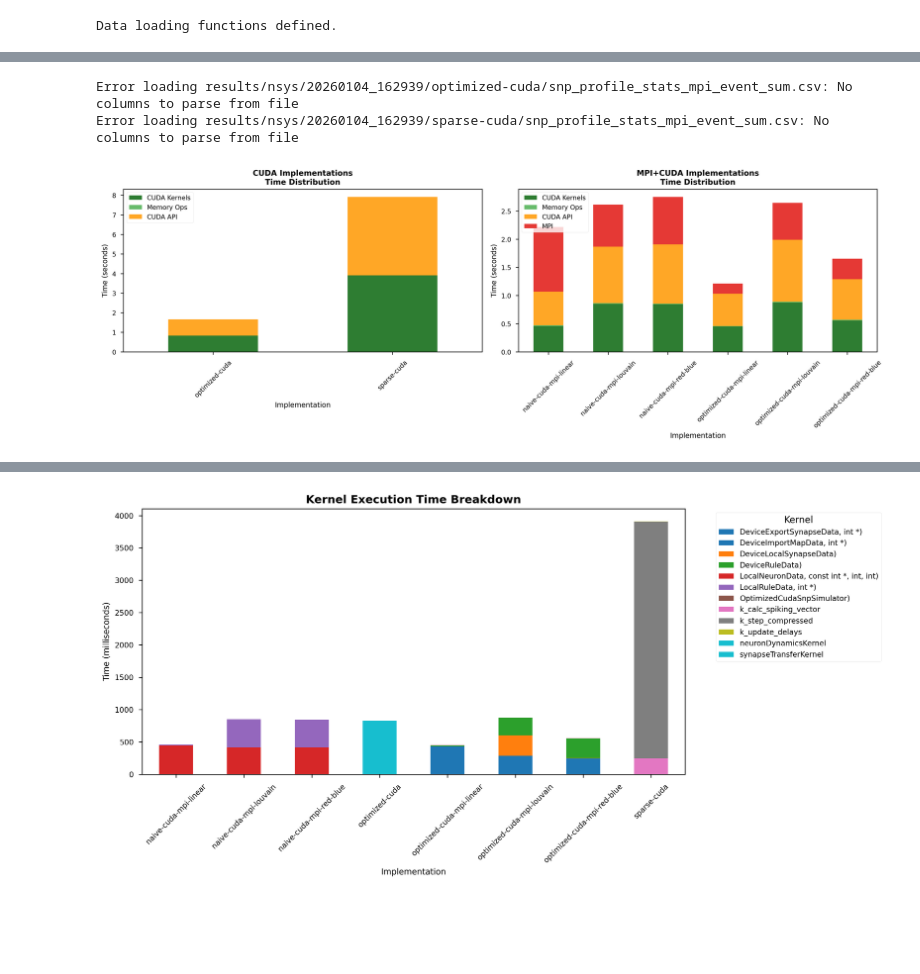
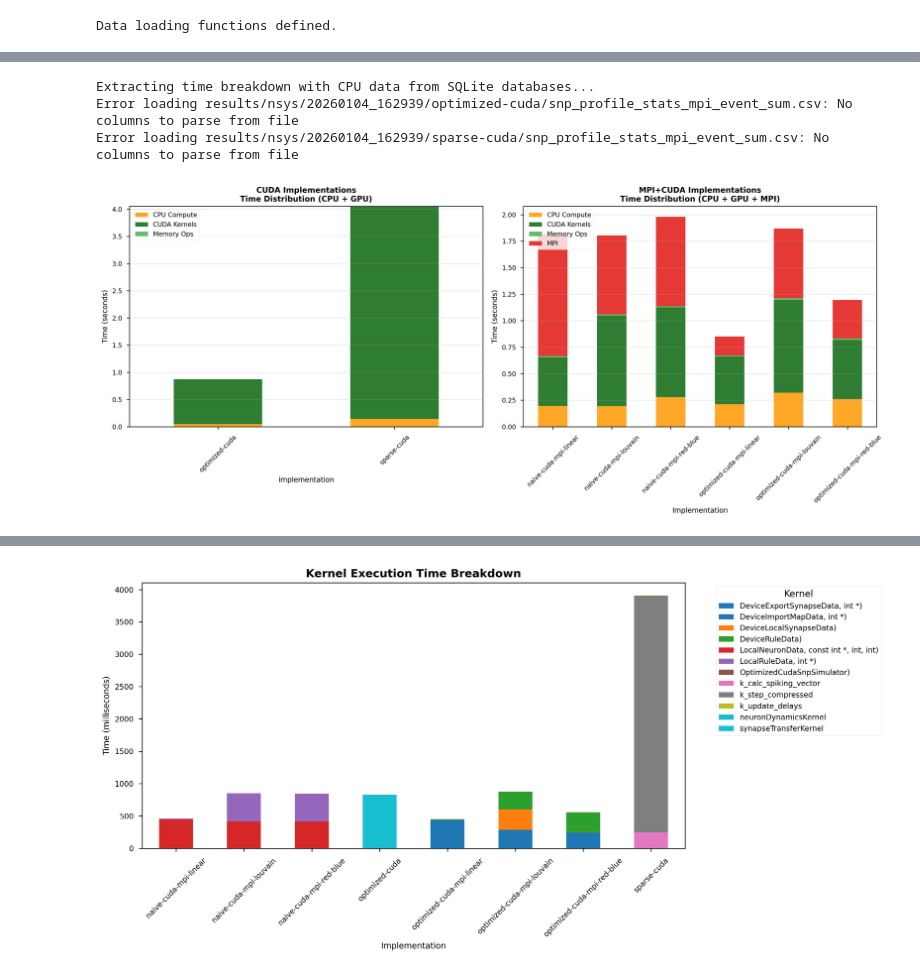
Before and after one commit to LipatJob/distributed-snp, a Jupyter notebook: profiling/nsys_analysis.ipynb, the cells around one changed output, grey strips where cells are left out. Cells and saved outputs as stored; diff of their text form; code cells hidden in the pictures; blank space fills up the shorter version.

```diff
--- a/profiling/nsys_analysis.ipynb
+++ b/profiling/nsys_analysis.ipynb
@@ -100,69 +535,73 @@ Data loading functions defined.
 # %%
-def calculate_time_breakdown(impl):
-    """Calculate time spent in CUDA kernels, CUDA API, and MPI."""
-    result = {'implementation': impl}
+# Calculate time breakdown for all implementations (including CPU time from SQLite)
+print("Extracting time breakdown with CPU data from SQLite databases...")
+time_breakdown = []
+for impl in ALL_IMPLS:
+    breakdown = get_detailed_time_breakdown(impl)
+    if breakdown:
+        time_breakdown.append({
+            'implementation': impl,
+            'cpu_compute': breakdown.get('cpu_compute_s', 0),
+            'cuda_kernel': breakdown.get('cuda_kernel_s', 0),
+            'cuda_memory': breakdown.get('cuda_memory_s', 0),
+            'mpi': breakdown.get('mpi_s', 0),
+            'total': breakdown.get('total_execution_s', 0)
+        })
 
-    # Load CUDA GPU data (kernels + memory)
-    gpu_df = load_csv_safely(impl, "stats_cuda_api_gpu_sum.csv")
-    if gpu_df is not None:
-        cuda_kernel_time = gpu_df[gpu_df['Category'] == 'CUDA_KERNEL']['Total Time (ns)'].sum()
-        cuda_mem_time = gpu_df[gpu_df['Category'] == 'MEMORY_OPER']['Total Time (ns)'].sum()
-        cuda_api_time = gpu_df[gpu_df['Category'] == 'CUDA_API']['Total Time (ns)'].sum()
-
-        result['cuda_kernel'] = cuda_kernel_time / 1e9  # Convert to seconds
-        result['cuda_memory'] = cuda_mem_time / 1e9
-        result['cuda_api'] = cuda_api_time / 1e9
-
-    # Load MPI data if available
-    mpi_df = load_csv_safely(impl, "stats_mpi_event_sum.csv")
-    if mpi_df is not None:
-        result['mpi'] = mpi_df['Total Time (ns)'].sum() / 1e9
-    else:
-        result['mpi'] = 0
-
-    return result
-
-# Calculate for all implementations
-time_breakdown = [calculate_time_breakdown(impl) for impl in ALL_IMPLS]
 time_df = pd.DataFrame(time_breakdown)
 
 # Create figure with subplots for CUDA and MPI implementations
-fig, axes = plt.subplots(1, 2, figsize=(14, 5))
+fig, axes = plt.subplots(1, 2, figsize=(14, 6))
 
 # Plot 1: CUDA-only implementations
 cuda_data = time_df[time_df['implementation'].isin(CUDA_IMPLS)]
 if not cuda_data.empty:
     ax = axes[0]
-    cuda_plot_data = cuda_data.set_index('implementation')[['cuda_kernel', 'cuda_memory', 'cuda_api']]
+    cuda_plot_data = cuda_data.set_index('implementation')[['cpu_compute', 'cuda_kernel', 'cuda_memory']]
     cuda_plot_data.plot(kind='bar', stacked=True, ax=ax,
-                        color=['#2E7D32', '#66BB6A', '#FFA726'])
-    ax.set_title('CUDA Implementations\nTime Distribution', fontweight='bold')
+                        color=['#FFA726', '#2E7D32', '#66BB6A'])
+    ax.set_title('CUDA Implementations\nTime Distribution (CPU + GPU)', fontweight='bold')
     ax.set_xlabel('Implementation')
     ax.set_ylabel('Time (seconds)')
-    ax.legend(['CUDA Kernels', 'Memory Ops', 'CUDA API'], loc='upper left')
+    ax.legend(['CPU Compute', 'CUDA Kernels', 'Memory Ops'], loc='upper left')
     ax.tick_params(axis='x', rotation=45)
+    ax.grid(axis='y', alpha=0.3)
 
 # Plot 2: MPI+CUDA implementations
 mpi_data = time_df[time_df['implementation'].isin(MPI_IMPLS)]
 if not mpi_data.empty:
     ax = axes[1]
-    mpi_plot_data = mpi_data.set_index('implementation')[['cuda_kernel', 'cuda_memory', 'cuda_api', 'mpi']]
+    mpi_plot_data = mpi_data.set_index('implementation')[['cpu_compute', 'cuda_kernel', 'cuda_memory', 'mpi']]
     mpi_plot_data.plot(kind='bar', stacked=True, ax=ax,
-                       color=['#2E7D32', '#66BB6A', '#FFA726', '#E53935'])
-    ax.set_title('MPI+CUDA Implementations\nTime Distribution', fontweight='bold')
+                       color=['#FFA726', '#2E7D32', '#66BB6A', '#E53935'])
+    ax.set_title('MPI+CUDA Implementations\nTime Distribution (CPU + GPU + MPI)', fontweight='bold')
     ax.set_xlabel('Implementation')
     ax.set_ylabel('Time (seconds)')
-    ax.legend(['CUDA Kernels', 'Memory Ops', 'CUDA API', 'MPI'], loc='upper left')
+    ax.legend(['CPU Compute', 'CUDA Kernels', 'Memory Ops', 'MPI'], loc='upper left')
     ax.tick_params(axis='x', rotation=45)
+    ax.grid(axis='y', alpha=0.3)
 
 plt.tight_layout()
-plt.savefig(OUTPUT_DIR / 'time_distribution.pdf', bbox_inches='tight')
-plt.savefig(OUTPUT_DIR / 'time_distribution.png', bbox_inches='tight')
+plt.savefig(OUTPUT_DIR / 'time_distribution_with_cpu.pdf', bbox_inches='tight')
+plt.savefig(OUTPUT_DIR / 'time_distribution_with_cpu.png', bbox_inches='tight')
 plt.show()
 
-print("\nTime Distribution Summary (seconds):")
+print("\nTime Distribution Summary with CPU (seconds):")
 print(time_df.to_string(index=False))
+
+# Show percentage breakdown
+print("\n\nPercentage Breakdown:")
+for _, row in time_df.iterrows():
+    total = row['total']
+    if total > 0:
+        print(f"\n{row['implementation']}:")
+        print(f"  CPU Compute:  {row['cpu_compute']/total*100:5.1f}%")
+        print(f"  CUDA Kernels: {row['cuda_kernel']/total*100:5.1f}%")
+        print(f"  CUDA Memory:  {row['cuda_memory']/total*100:5.1f}%")
+        if row['mpi'] > 0:
+            print(f"  MPI:          {row['mpi']/total*100:5.1f}%")
 # %% [output]
+Extracting time breakdown with CPU data from SQLite databases...
 Error loading results/nsys/20260104_162939/optimized-cuda/snp_profile_stats_mpi_event_sum.csv: No columns to parse from file
 Error loading results/nsys/20260104_162939/sparse-cuda/snp_profile_stats_mpi_event_sum.csv: No columns to parse from file
-[figure, old version]
+[figure, new version]
```
Also changed, not shown: parts of 20 cells of this notebook.
